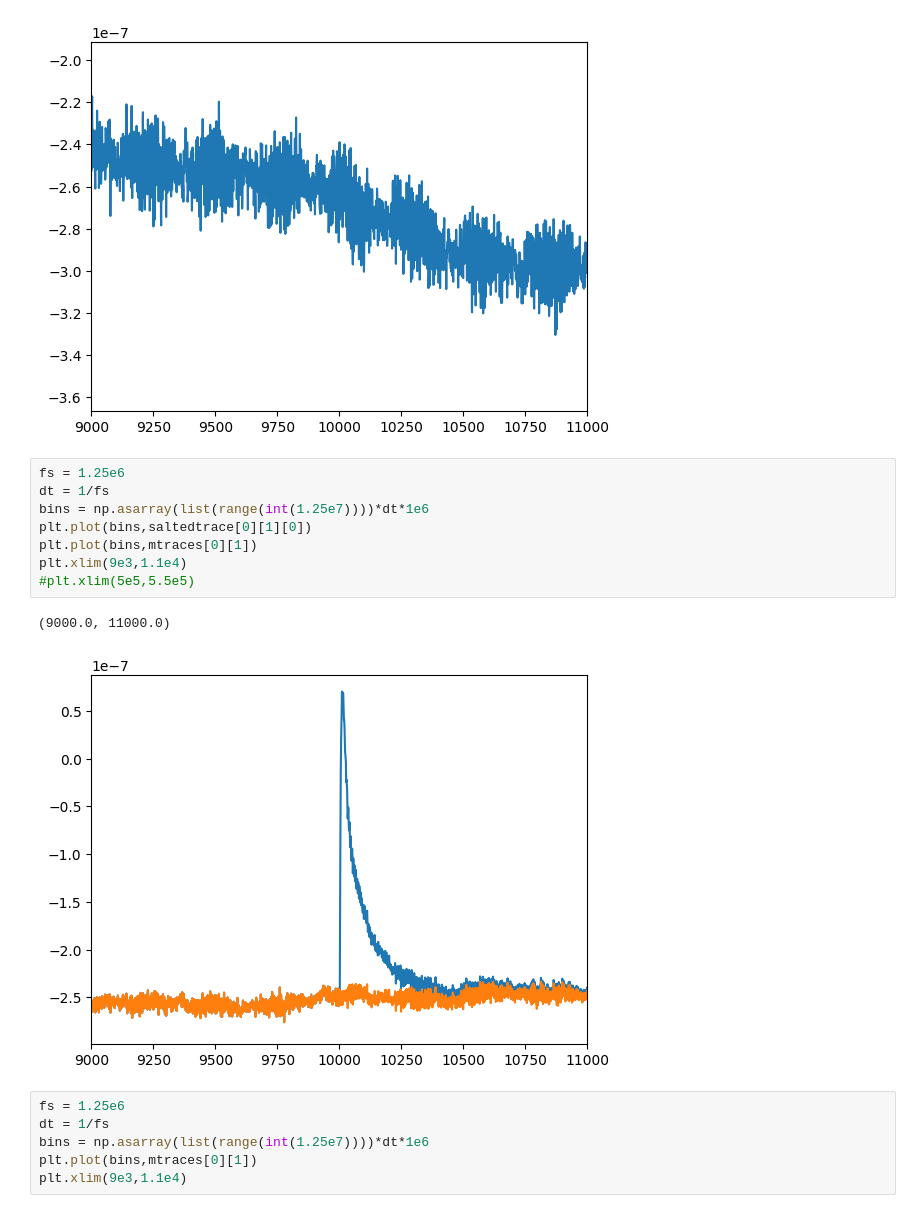
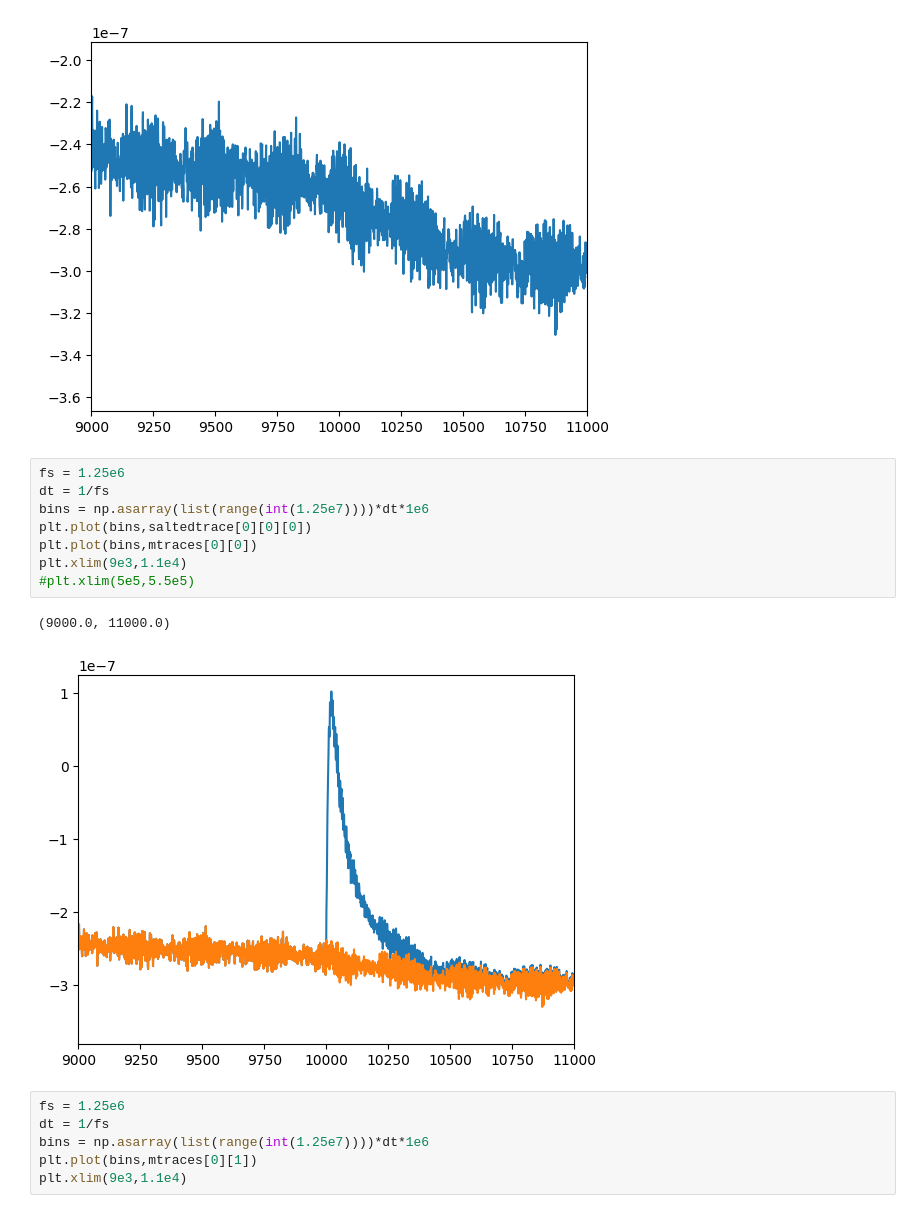
Before and after one commit to spice-herald/detprocess, a Jupyter notebook: examples/salting.ipynb, the cells around one changed output. Cells and saved outputs as stored; diff of their text form.

```diff
--- a/examples/salting.ipynb
+++ b/examples/salting.ipynb
@@ -579,14 +604,14 @@ plt.xlim(9e3,1.1e4)
 # %%
 fs = 1.25e6
 dt = 1/fs
 bins = np.asarray(list(range(int(1.25e7))))*dt*1e6
-plt.plot(bins,saltedtrace[0][1][0])
-plt.plot(bins,mtraces[0][1])
+plt.plot(bins,saltedtrace[0][0][0])
+plt.plot(bins,mtraces[0][0])
 plt.xlim(9e3,1.1e4)
 #plt.xlim(5e5,5.5e5)
 # %% [output]
 (9000.0, 11000.0)
-[figure, old version]
+[figure, new version]
 # %%
 fs = 1.25e6
 dt = 1/fs
```
Also changed, not shown: parts of 28 cells of this notebook, 1 other file.
